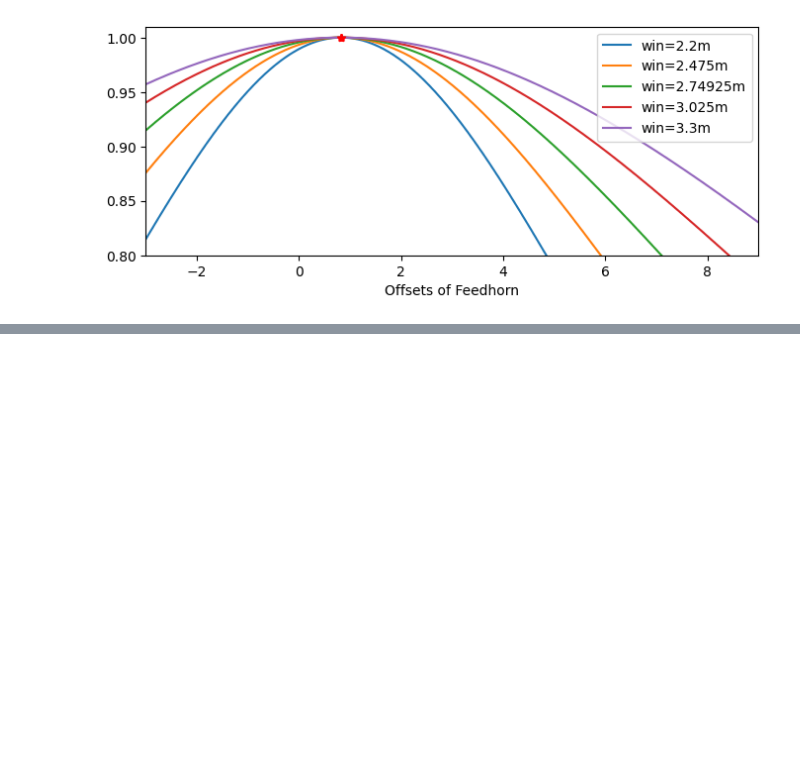
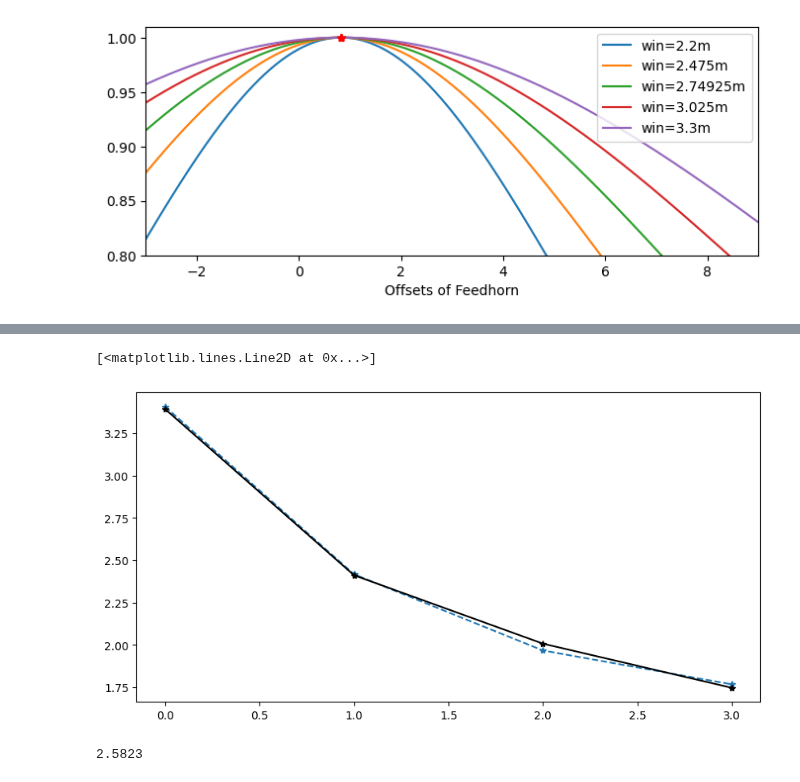
Before and after one commit to XiaodongRencologne/GaussianOptics, a Jupyter notebook: CHAMP_Test.ipynb, the cells around one changed output, grey strips where cells are left out. Saved outputs shown, nothing was run; the diff lists cells and outputs as text; code cells hidden in the pictures; blank space fills up the shorter version.

```diff
--- a/CHAMP_Test.ipynb
+++ b/CHAMP_Test.ipynb
@@ -309,0 +321,11 @@ input Beam waist3.3m [0.8256]
+# %%
+fig = plt.figure(figsize=(10,5))
+plt.plot(test-diff,'*--',label='test')
+plt.plot(ref,'k*-',label='Ref')
+# %% [output]
+[<matplotlib.lines.Line2D at 0x...>]
+[figure, added]
+# %%
+diff
+# %% [output]
+2.5823
```
Also changed, not shown: parts of 3 cells of this notebook.
